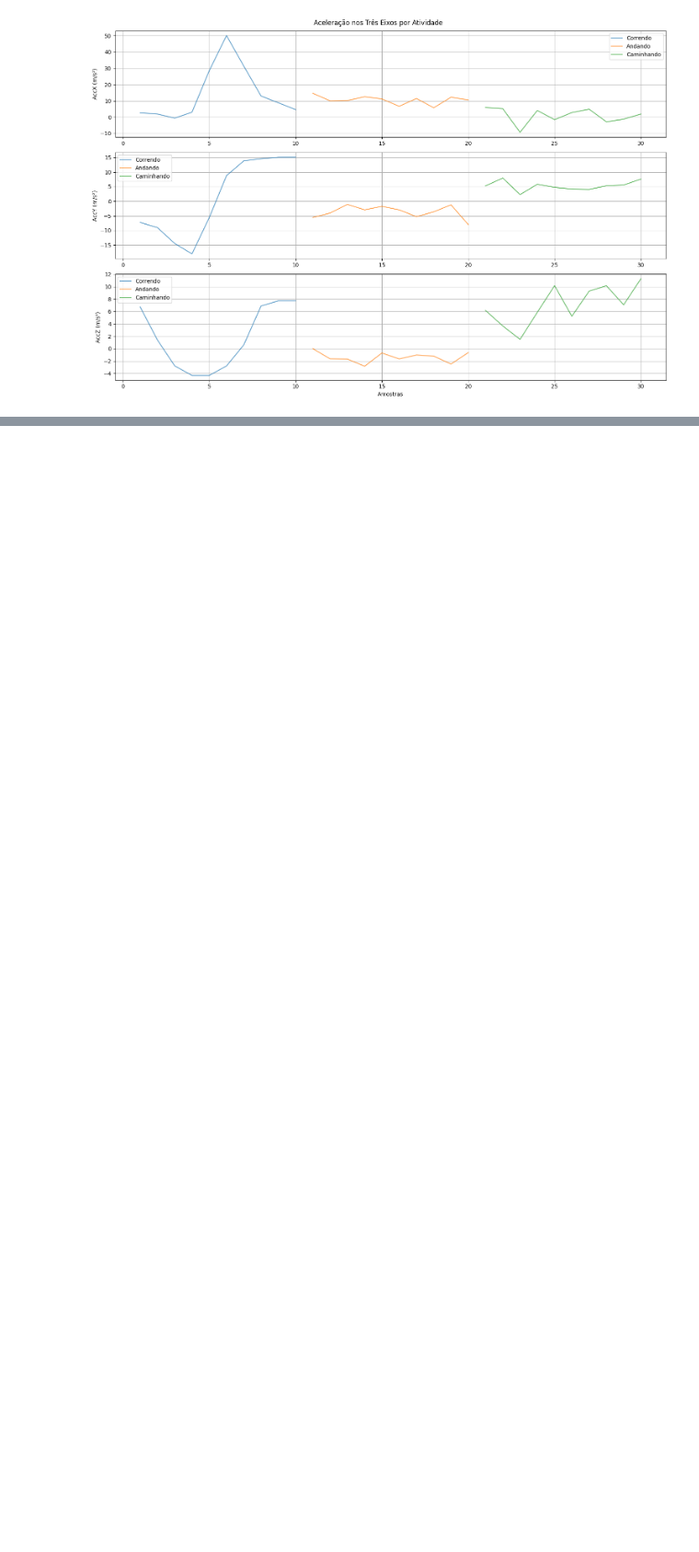
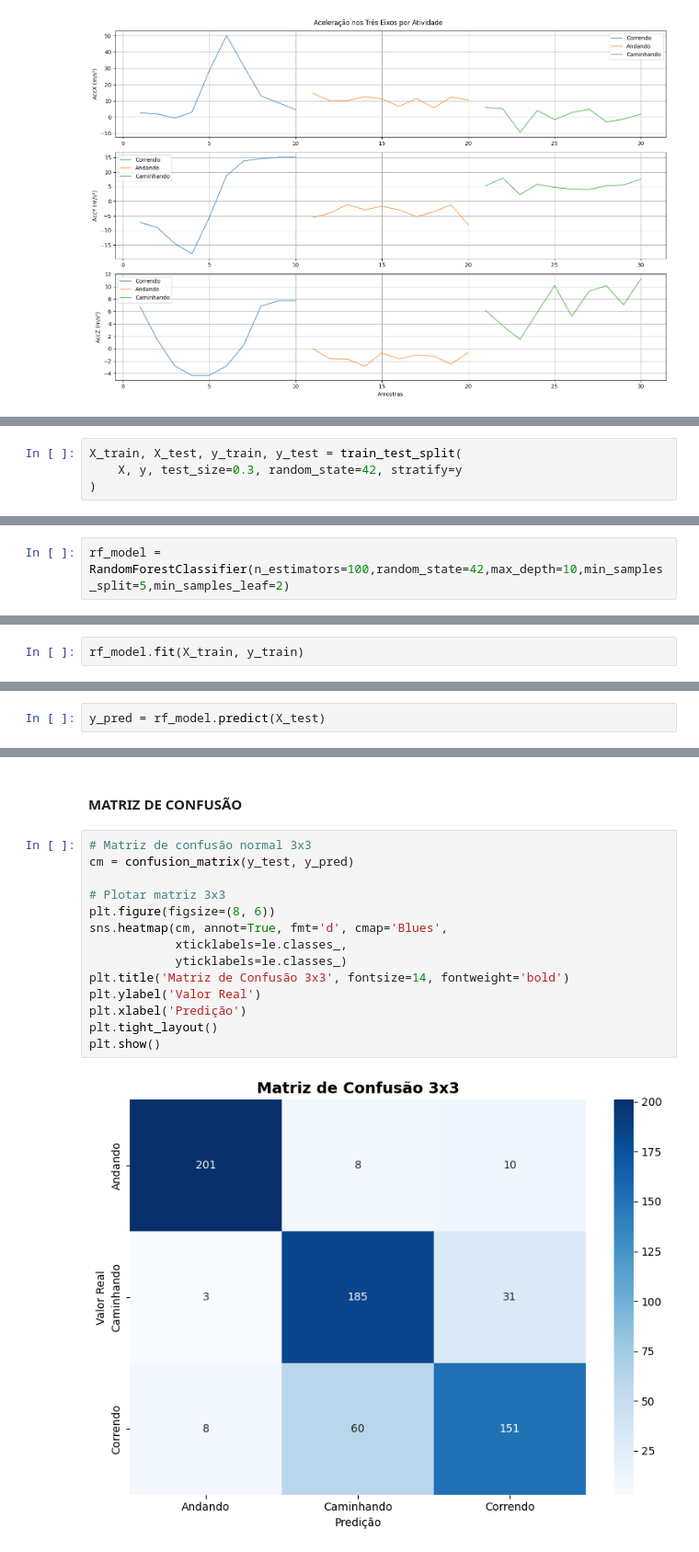
Before and after one commit to MatheuseduPinheiro/Trabalhos-da-disciplina-de-Sensores-e-Instrumentos-Inteligentes, a Jupyter notebook: Trabalho_2/index.ipynb, the cells around one changed output, grey strips where cells are left out. Shown at 92% size. Saved outputs shown, nothing was run; the diff lists cells and outputs as text; blank space fills up the shorter version.

Commit message:
Implementa classificador Random Forest para atividades físicas com matriz de confusão

```diff
--- a/Trabalho_2/index.ipynb
+++ b/Trabalho_2/index.ipynb
@@ -316,0 +365,4 @@ plt.show()
+# %%
+X_train, X_test, y_train, y_test = train_test_split(
+    X, y, test_size=0.3, random_state=42, stratify=y
+)
@@ -316,0 +371,2 @@ plt.show()
+# %%
+rf_model = RandomForestClassifier(n_estimators=100,random_state=42,max_depth=10,min_samples_split=5,min_samples_leaf=2)
@@ -316,0 +375,2 @@ plt.show()
+# %%
+rf_model.fit(X_train, y_train)
@@ -316,0 +382,2 @@ plt.show()
+# %%
+y_pred = rf_model.predict(X_test)
@@ -316,0 +404,18 @@ plt.show()
+# %% [markdown]
+#### MATRIZ DE CONFUSÃO
+# %%
+# Matriz de confusão normal 3x3
+cm = confusion_matrix(y_test, y_pred)
+
+# Plotar matriz 3x3
+plt.figure(figsize=(8, 6))
+sns.heatmap(cm, annot=True, fmt='d', cmap='Blues',
+            xticklabels=le.classes_,
+            yticklabels=le.classes_)
+plt.title('Matriz de Confusão 3x3', fontsize=14, fontweight='bold')
+plt.ylabel('Valor Real')
+plt.xlabel('Predição')
+plt.tight_layout()
+plt.show()
+# %% [output]
+[figure, added]
```
Also changed, not shown: parts of 16 cells of this notebook.
